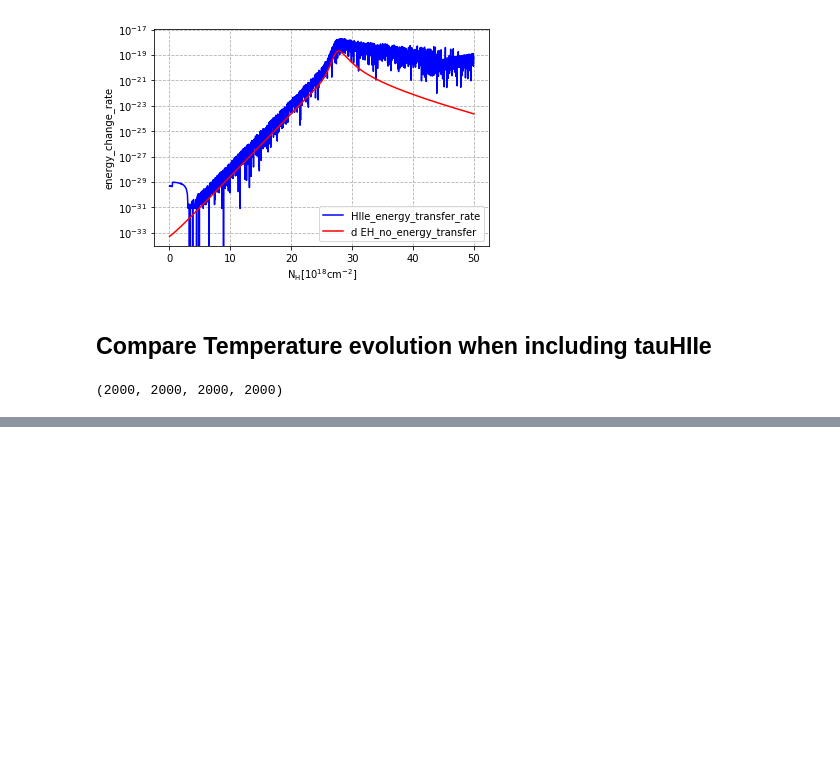
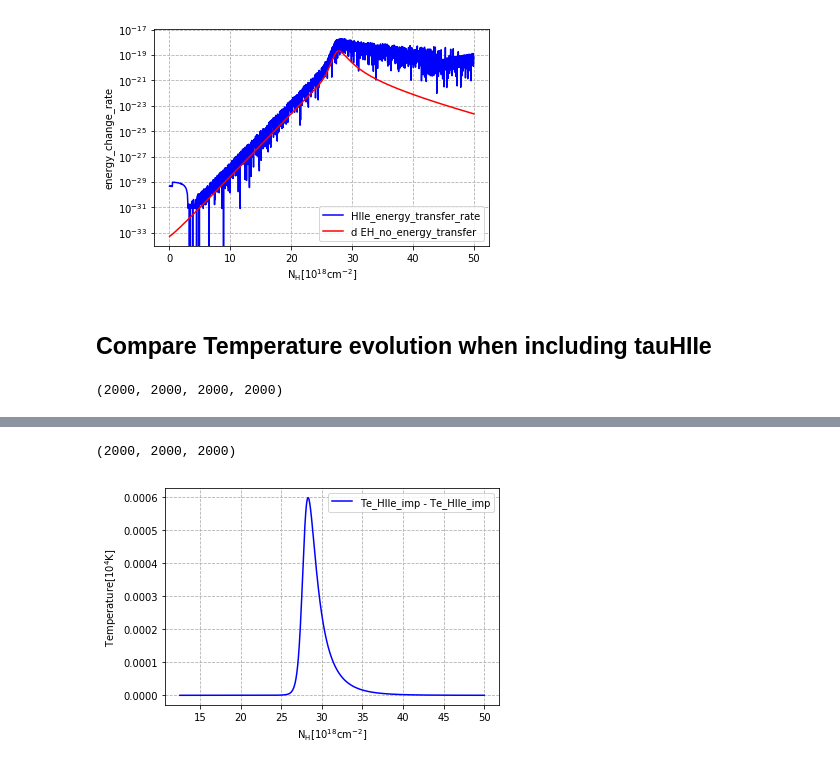
Before and after one commit to frankelzeng/reionization, a Jupyter notebook: plots/Plots_and_analysis.ipynb, the cells around one changed output, grey strips where cells are left out. Drawn from its saved outputs; the diff is of its cells as text; code cells hidden in the pictures; blank space fills up the shorter version.

```diff
--- a/plots/Plots_and_analysis.ipynb
+++ b/plots/Plots_and_analysis.ipynb
@@ -210,0 +230,25 @@ plt.show()
+# %%
+Te_exp = np.genfromtxt('../output/output_chris.txt', dtype='f16', usecols=(5))
+Te_HIIe_imp = np.genfromtxt('../output/stiff_solver/grid_800_yHII.txt', dtype='f16', skip_header=12010, usecols=(5))
+THII_HIIe_imp = np.genfromtxt('../output/stiff_solver/grid_800_yHII.txt', dtype='f16', skip_header=12010, usecols=(7))
+print(len(Te_exp),len(Te_HIIe_imp),len(THII_HIIe_imp))
+# %% [output]
+(2000, 2000, 2000)
+# %%
+fig_T_implicit, ax_T_implicit = plt.subplots()
+start_index = 500
+#list_original_Te, = ax_T_implicit.plot(NH[start_index:],Te_exp[start_index:]/1e4,'g-',label="Te_exp")
+list_Te, = ax_T_implicit.plot(NH[start_index:],(Te_HIIe_imp[start_index:]-THII_HIIe_imp[start_index:])/1e4,'b-',label="Te_HIIe_imp - Te_HIIe_imp")
+#list_THII, = ax_T_implicit.plot(NH[start_index:],THII_HIIe_imp[start_index:]/1e4,'r-',label="THII_HIIe_imp")
+
+ax_T_implicit.set_xlabel("$\mathregular{N_H[10^{18}cm^{-2}]}$")
+ax_T_implicit.set_ylabel("$\mathregular{Temperature[10^4K]}$")
+
+lists=[list_Te]
+ax_T_implicit.legend(lists,[list.get_label() for list in lists], loc='upper right')
+
+plt.grid(linestyle='--')
+ax_T_implicit.set_yscale('linear')
+plt.show()
+# %% [output]
+[figure, added]
```
Also changed, not shown: parts of 5 cells of this notebook, 52 other files.
